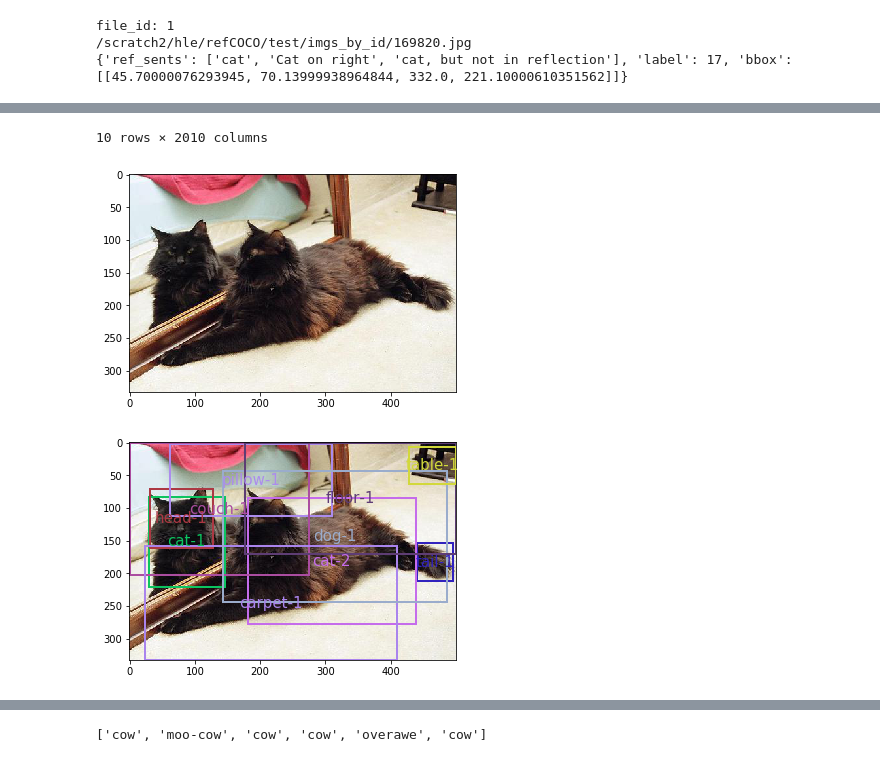
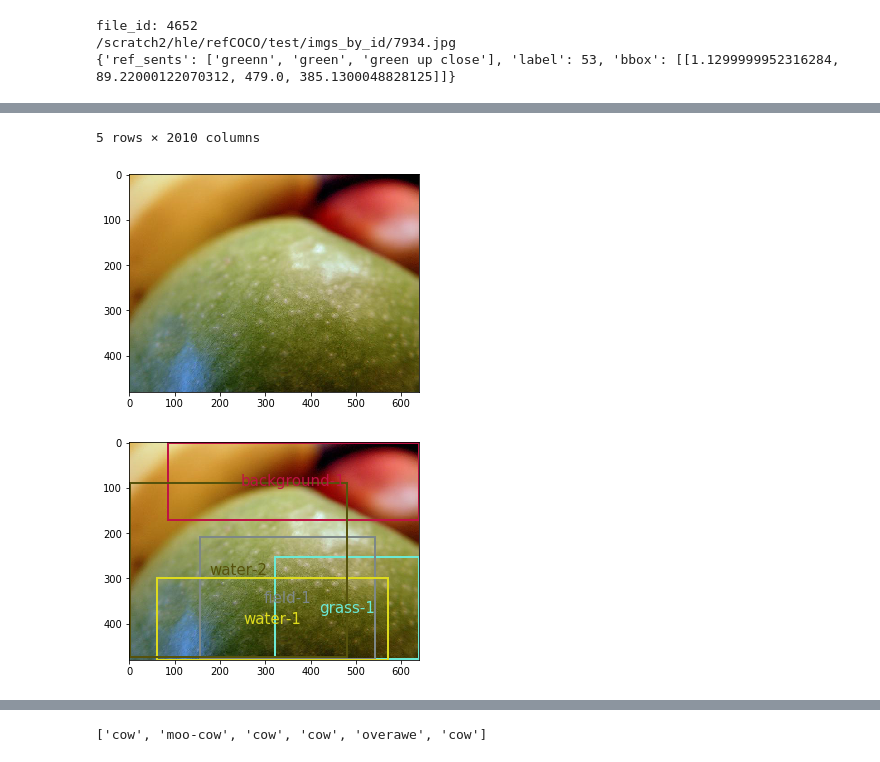
Before and after one commit to taufiqhusada/rsa_referring_expression, a Jupyter notebook: Process_refCOCO_images_and_match_object_to_label.ipynb, the cells around one changed output, grey strips where cells are left out. Cells and saved outputs as stored; diff of their text form; code cells hidden in the pictures.

```diff
--- a/Process_refCOCO_images_and_match_object_to_label.ipynb
+++ b/Process_refCOCO_images_and_match_object_to_label.ipynb
@@ -11,9 +11,9 @@ with open('config.json') as config_file:
     config = json.load(config_file)
 data_path = config['data_path']
 # %%
-file_id = 1#200#19
+file_id = 4652#200#19
 print(f'file_id: {file_id}')
-df = pd.read_csv(os.path.join(data_path,f'refCOCO/test/attr_tables/attr_{file_id}.tsv'), encoding='utf-8',sep='\t')
+df = pd.read_csv(os.path.join(data_path,f'refCOCO/test/attr_tables_with_target_box/attr_{file_id}.tsv'), encoding='utf-8',sep='\t')
 img_id = df['image_id'][0]
 filename = os.path.join(data_path, f'refCOCO/test/imgs_by_id/{img_id}.jpg')
 print(filename)
@@ -25,7 +25,7 @@ print(label)
 
 df
 # %% [output]
-file_id: 1
-/scratch2/hle/refCOCO/test/imgs_by_id/169820.jpg
-{'ref_sents': ['cat', 'Cat on right', 'cat, but not in reflection'], 'label': 17, 'bbox': [[45.70000076293945, 70.13999938964844, 332.0, 221.10000610351562]]}
+file_id: 4652
+/scratch2/hle/refCOCO/test/imgs_by_id/7934.jpg
+{'ref_sents': ['greenn', 'green', 'green up close'], 'label': 53, 'bbox': [[1.1299999952316284, 89.22000122070312, 479.0, 385.1300048828125]]}
 |  | box_alias | image_id | ann_id | ref_id | salience | x1 | y1 | w | h | TYPE_yolk | ... |
@@ -42,5 +37,5 @@ file_id: 1
-10 rows × 2010 columns
+5 rows × 2010 columns
-[figure, old version]
+[figure, new version]
 # %%
 box_data = df[['box_alias', 'x1','y1','w','h']]
 fig,ax = plt.subplots(1)
@@ -52,7 +47,7 @@ for i in rng[:]:
     name, x,y,w,h = list(box_data.iloc[i,:])
     ax,_ = draw_box_obj(name,x,y,w,h,img,ax)
 # %% [output]
-[figure, old version]
+[figure, new version]
 # %%
 # DRAWING THE BOX OF THE TRUE LABEL AND PRINT THE TRUE LABELS (REFCOCO)
 print(label['ref_sents'])
```
Also changed, not shown: parts of 4 cells of this notebook, 5 other files.
